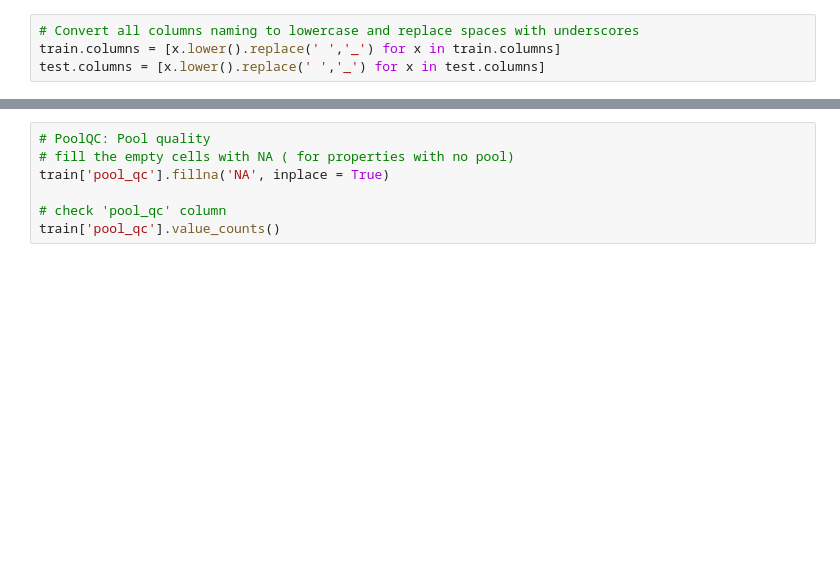
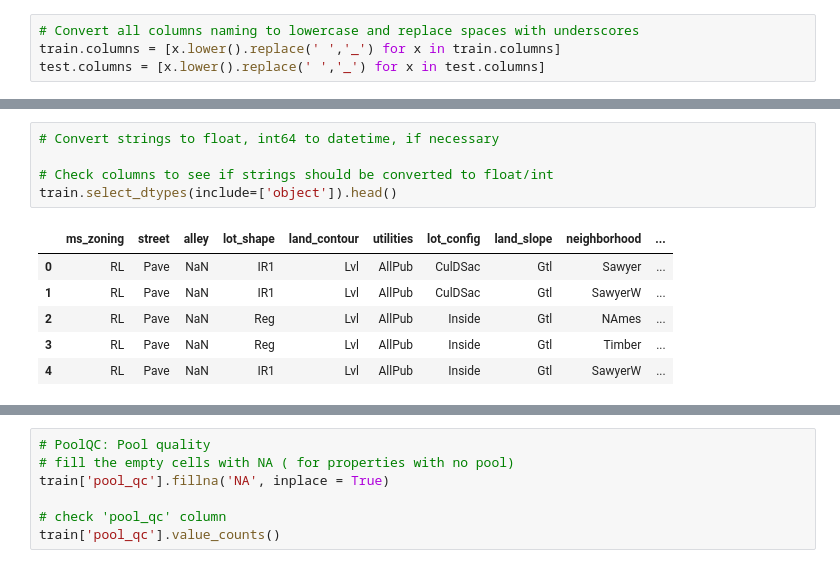
Before and after one commit to ngwtl/DSI-SG-24-projects, a Jupyter notebook: project_2/code/ethan-project-2-code.ipynb, the cells around one changed output, grey strips where cells are left out. Saved outputs shown, nothing was run; the diff lists cells and outputs as text; blank space fills up the shorter version.

```diff
--- a/project_2/code/ethan-project-2-code.ipynb
+++ b/project_2/code/ethan-project-2-code.ipynb
@@ -150,0 +228,12 @@ test.columns = [x.lower().replace(' ','_') for x in test.columns]
+# %%
+# Convert strings to float, int64 to datetime, if necessary
+
+# Check columns to see if strings should be converted to float/int
+train.select_dtypes(include=['object']).head()
+# %% [output]
+|  | ms_zoning | street | alley | lot_shape | land_contour | utilities | lot_config | land_slope | neighborhood | ... |
+| 0 | RL | Pave | NaN | IR1 | Lvl | AllPub | CulDSac | Gtl | Sawyer | ... |
+| 1 | RL | Pave | NaN | IR1 | Lvl | AllPub | CulDSac | Gtl | SawyerW | ... |
+| 2 | RL | Pave | NaN | Reg | Lvl | AllPub | Inside | Gtl | NAmes | ... |
+| 3 | RL | Pave | NaN | Reg | Lvl | AllPub | Inside | Gtl | Timber | ... |
+| 4 | RL | Pave | NaN | IR1 | Lvl | AllPub | Inside | Gtl | SawyerW | ... |
```
Also changed, not shown: parts of 26 cells of this notebook.
